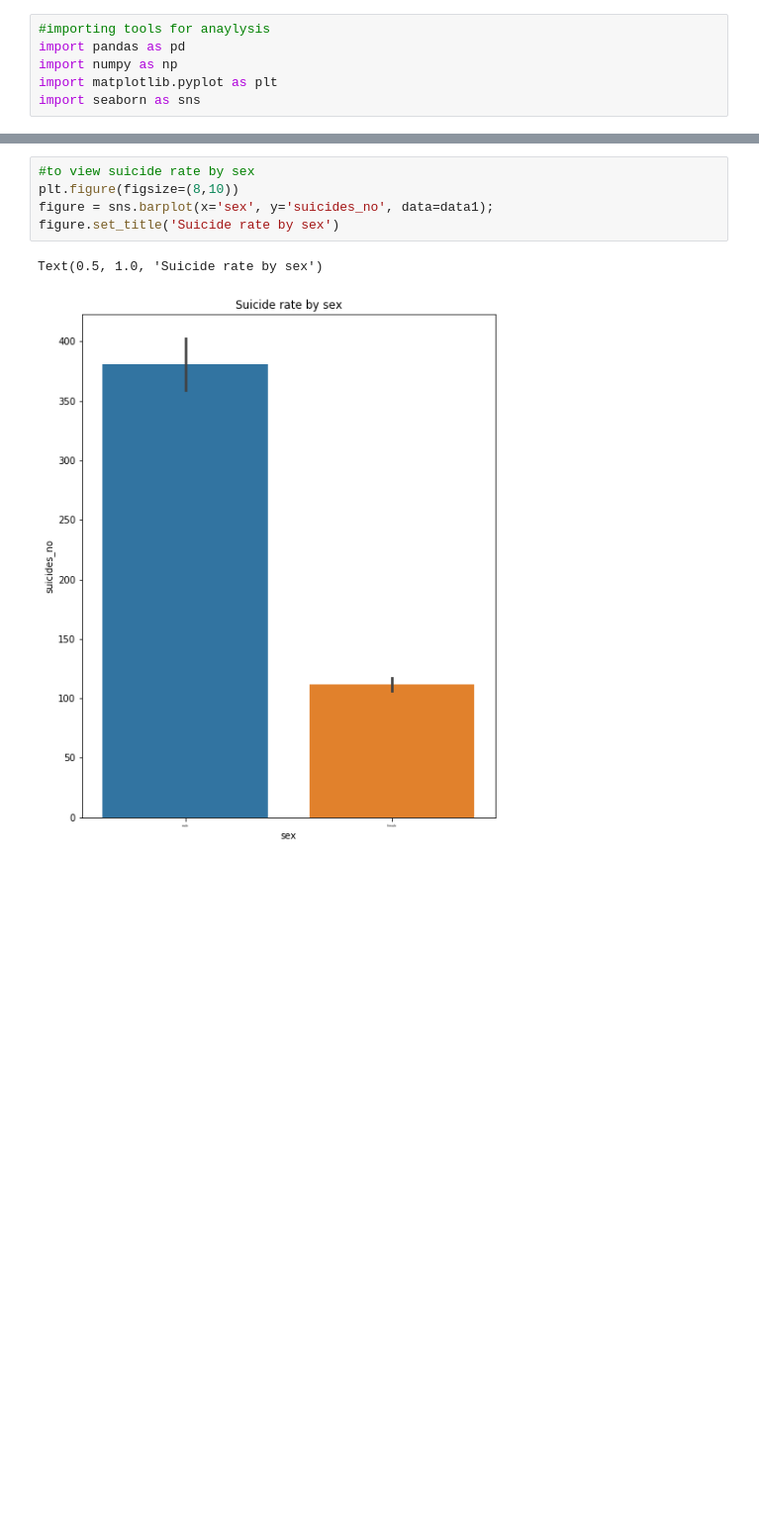
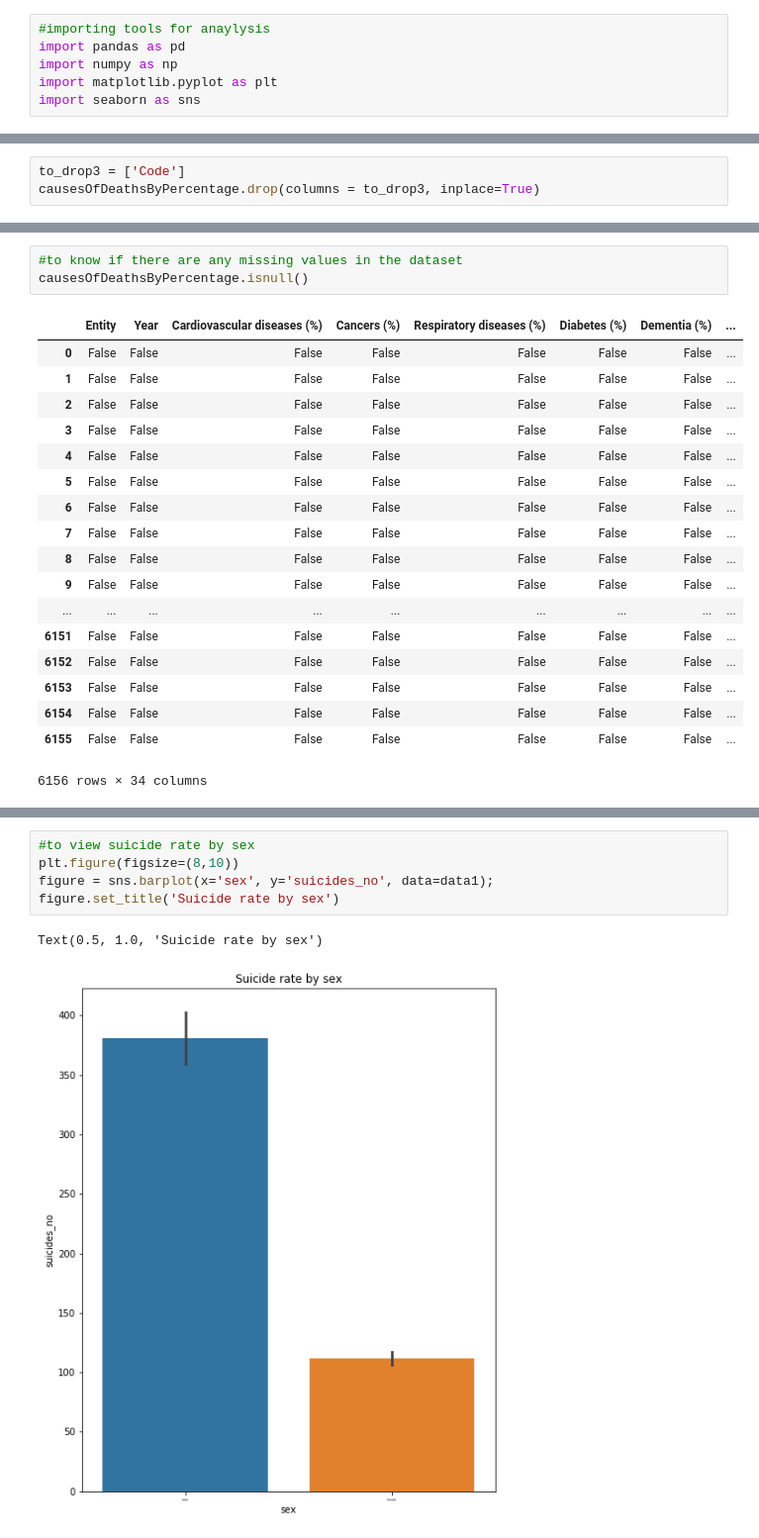
Before and after one commit to ndanni/Suicide_analysis, a Jupyter notebook: project/ndane_capstone_project.ipynb, the cells around one changed output, grey strips where cells are left out. Shown: that part at 99% size. Cells and saved outputs as stored; diff of their text form; blank space fills up the shorter version.

```diff
--- a/project/ndane_capstone_project.ipynb
+++ b/project/ndane_capstone_project.ipynb
@@ -147,0 +85,3 @@ Text(0.5, 1.0, 'Suicide rate by age')
+# %%
+to_drop3 = ['Code']
+causesOfDeathsByPercentage.drop(columns = to_drop3, inplace=True)
@@ -147,0 +191,22 @@ Text(0.5, 1.0, 'Suicide rate by age')
+# %%
+#to know if there are any missing values in the dataset
+causesOfDeathsByPercentage.isnull()
+# %% [output]
+|  | Entity | Year | Cardiovascular diseases (%) | Cancers (%) | Respiratory diseases (%) | Diabetes (%) | Dementia (%) | ... |
+| 0 | False | False | False | False | False | False | False | ... |
+| 1 | False | False | False | False | False | False | False | ... |
+| 2 | False | False | False | False | False | False | False | ... |
+| 3 | False | False | False | False | False | False | False | ... |
+| 4 | False | False | False | False | False | False | False | ... |
+| 5 | False | False | False | False | False | False | False | ... |
+| 6 | False | False | False | False | False | False | False | ... |
+| 7 | False | False | False | False | False | False | False | ... |
+| 8 | False | False | False | False | False | False | False | ... |
+| 9 | False | False | False | False | False | False | False | ... |
+| ... | ... | ... | ... | ... | ... | ... | ... | ... |
+| 6151 | False | False | False | False | False | False | False | ... |
+| 6152 | False | False | False | False | False | False | False | ... |
+| 6153 | False | False | False | False | False | False | False | ... |
+| 6154 | False | False | False | False | False | False | False | ... |
+| 6155 | False | False | False | False | False | False | False | ... |
+6156 rows × 34 columns
```
Also changed, not shown: parts of 45 cells of this notebook.
